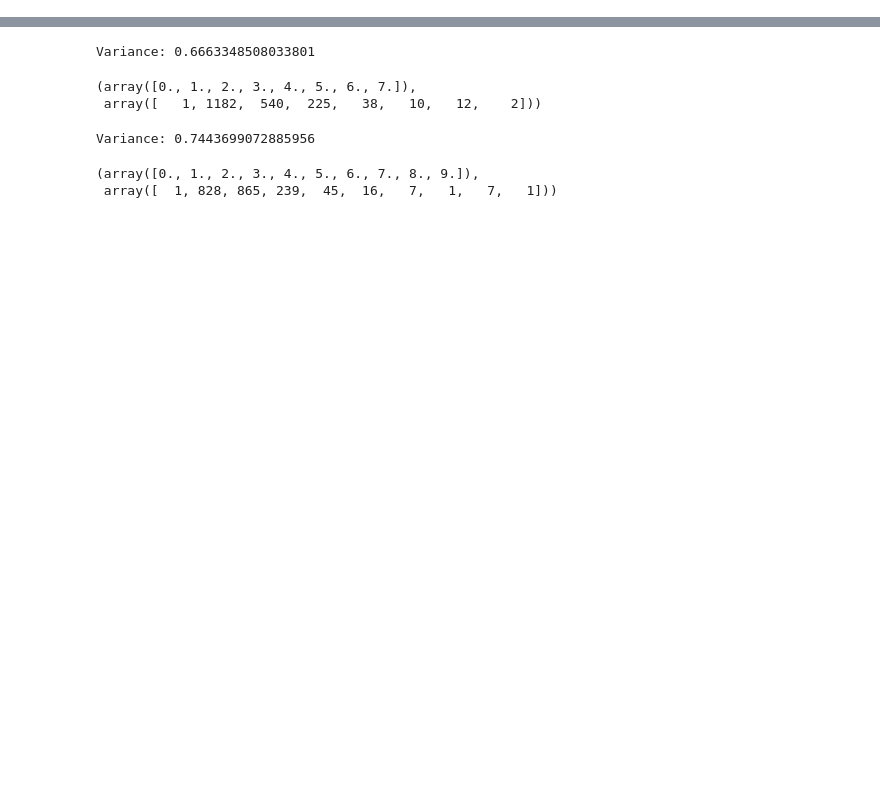
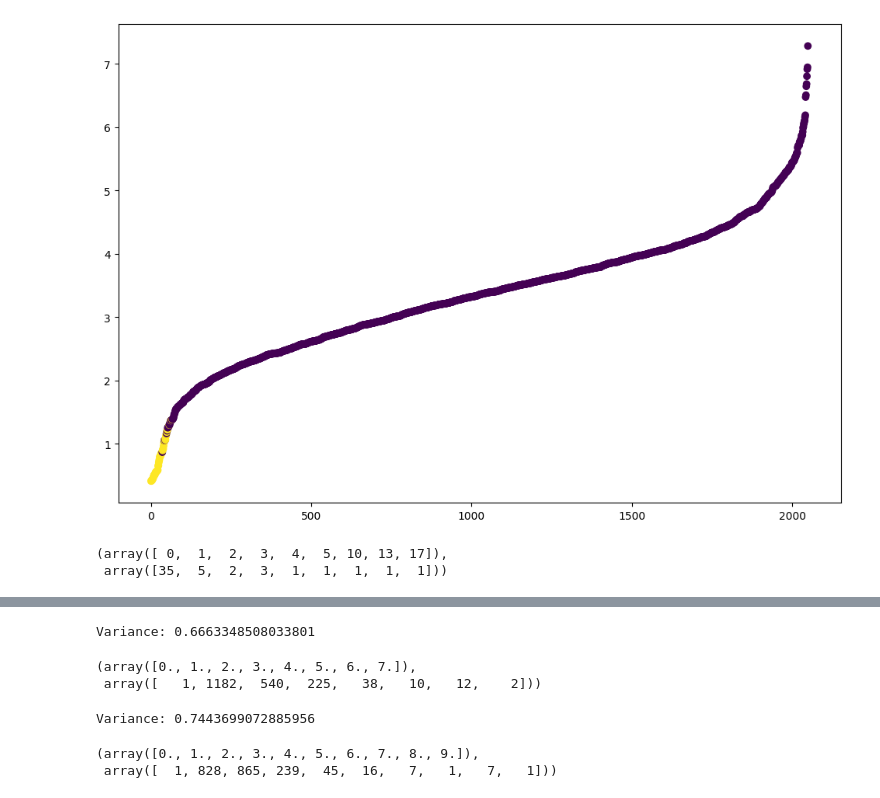
Before and after one commit to nikhilnd/pca-compression, a Jupyter notebook: outlier_removal.ipynb, the cells around one changed output, grey strips where cells are left out. Cells and saved outputs as stored; diff of their text form; code cells hidden in the pictures; blank space fills up the shorter version.

```diff
--- a/outlier_removal.ipynb
+++ b/outlier_removal.ipynb
@@ -156,0 +170,5 @@ avg_intercluster_compression, avg_intracluster_compression
+# %%
+x_new = []
+for center in x:
+    for i in range(500):
+        x_new.append(center)
@@ -157,3 +191,14 @@ avg_intercluster_compression, avg_intracluster_compression
+# %%
+def var(X, power=2):
+    x1 = sorted(X)
+    x1 = x1[:len(X)//4] + x1[-len(X)//4:]
+    X = x1
+    sum = 0
+    avg = np.mean(X)
+    for i in range(len(X)):
+        sum += abs(X[i] - avg)
+    sum /= len(X)
+    return sum
 # %%
 """
 Variance of compressibility for each point and whether it is an outlier
@@ -169,0 +216,12 @@ print(combined_var)
+# %%
+index = list(range(0, len(combined_var)))
+variances = [combined_var[i][1] for i in index]
+colors = [combined_var[i][0] for i in index]
+
+plt.figure(figsize=(12,8))
+# Plot values from test colored if inter or intra cluster, x axis is index
+plt.scatter(index, variances, c=colors)
+# Set vertical scale to be logarithmic
+plt.show()
+# %% [output]
+[figure, added]
@@ -170,3 +238,8 @@ print(combined_var)
+# %%
+np.unique(before, return_counts=True)
+# %% [output]
+(array([ 0,  1,  2,  3,  4,  5, 10, 13, 17]),
+ array([35,  5,  2,  3,  1,  1,  1,  1,  1]))
 # %%
 """
 Median variance of compressibility for outliers
```
Also changed, not shown: parts of 15 cells of this notebook, 3 other files.
